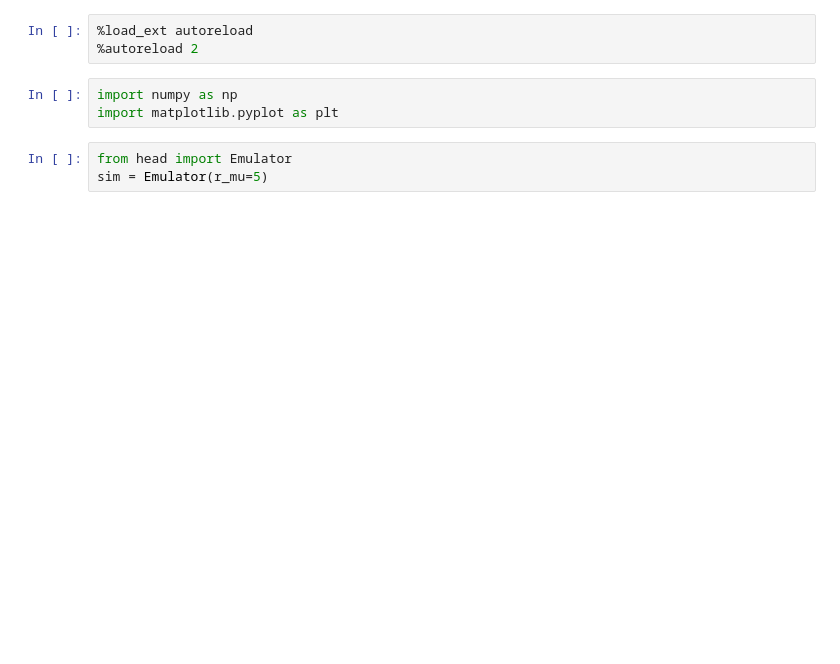
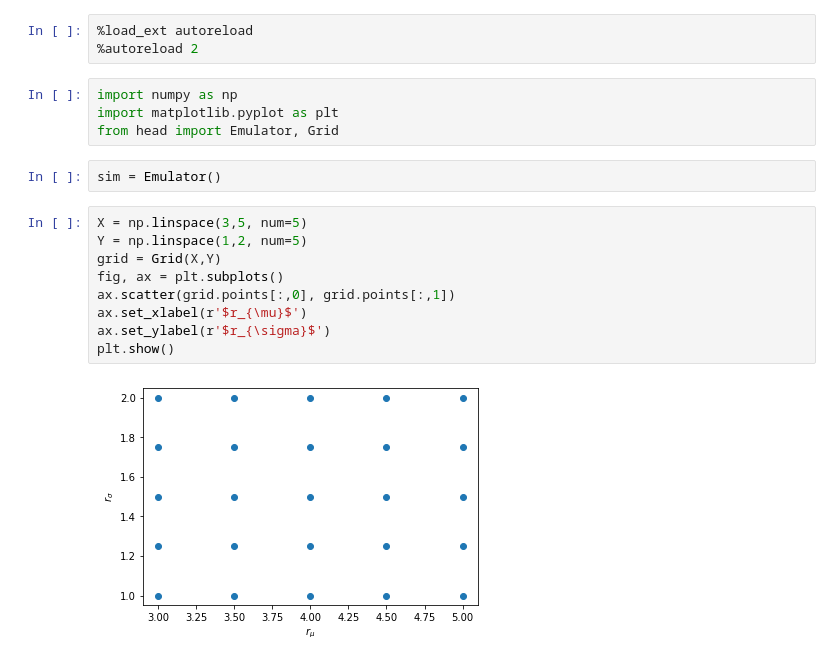
Before and after one commit to pozzo-research-group/HEAD, a Jupyter notebook: notebooks/04-Modelling nanostructure spectra and SAS profiles with polydispersity .ipynb, the cells around one changed output. Saved outputs shown, nothing was run; the diff lists cells and outputs as text; blank space fills up the shorter version.

```diff
--- a/notebooks/04-Modelling nanostructure spectra and SAS profiles with polydispersity .ipynb
+++ b/notebooks/04-Modelling nanostructure spectra and SAS profiles with polydispersity .ipynb
@@ -4,7 +4,18 @@
 # %%
 import numpy as np
 import matplotlib.pyplot as plt
+from head import Emulator, Grid
 # %%
-from head import Emulator
-sim = Emulator(r_mu=5)
+sim = Emulator()
+# %%
+X = np.linspace(3,5, num=5)
+Y = np.linspace(1,2, num=5)
+grid = Grid(X,Y)
+fig, ax = plt.subplots()
+ax.scatter(grid.points[:,0], grid.points[:,1])
+ax.set_xlabel(r'$r_{\mu}$')
+ax.set_ylabel(r'$r_{\sigma}$')
+plt.show()
+# %% [output]
+[figure, added]
 # %%
```
Also changed, not shown: parts of 3 cells of this notebook, 4 other files.
